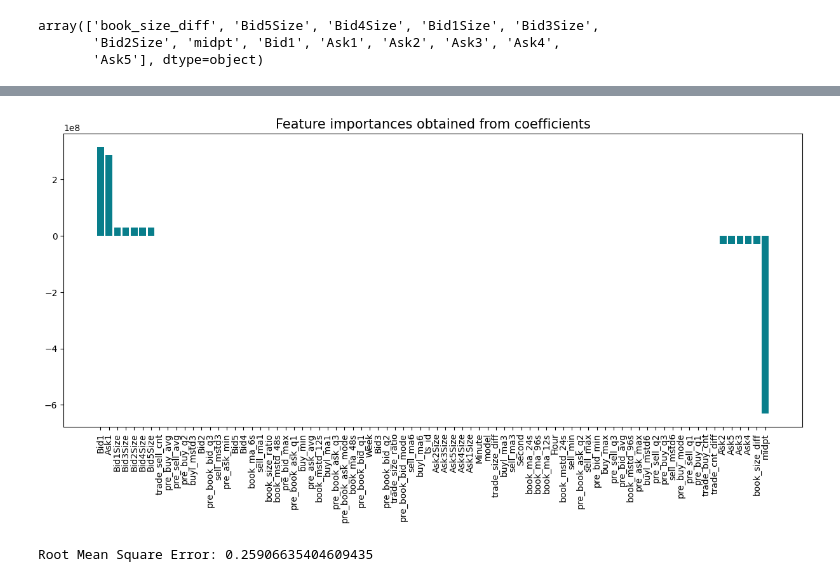
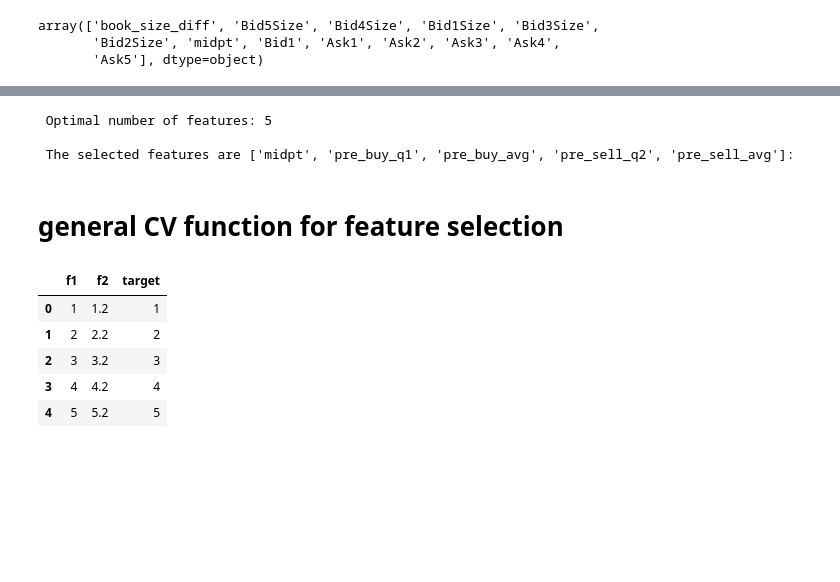
Before and after one commit to chun-code/stock_price, a Jupyter notebook: code.ipynb, the cells around one changed output, grey strips where cells are left out. Drawn from its saved outputs; the diff is of its cells as text; code cells hidden in the pictures; blank space fills up the shorter version.

```diff
--- a/code.ipynb
+++ b/code.ipynb
@@ -791,33 +785,38 @@ importances
-# %%
-import matplotlib.pyplot as plt
-plt.figure(figsize=(15,6))
-plt.bar(x=importances['Attribute'], height=importances['Importance'], color='#087E8B')
-plt.title('Feature importances obtained from coefficients', size=15)
-plt.xticks(rotation='vertical')
-plt.show()
-# %% [output]
-[figure, removed]
-# %%
-# 1.資料分為train、test
-
-use_cols = ['book_size_diff', 'Bid5Size', 'Bid4Size', 'Bid1Size', 'Bid3Size',
-       'Bid2Size', 'midpt', 'Bid1', 'Ask1', 'Ask2', 'Ask3', 'Ask4',
-       'Ask5']
-x_train = feature_data.query('model==1 and nextMidpt > 0').drop(columns='nextMidpt')[use_cols]
-y_train = feature_data.query('model==1 and nextMidpt > 0')['nextMidpt']
-
-x_test = feature_data.query('model==0 and nextMidpt > 0').drop(columns='nextMidpt')[use_cols]
-y_test = feature_data.query('model==0 and nextMidpt > 0')['nextMidpt']
-
-
-from sklearn.linear_model import LinearRegression
-import math
-reg = LinearRegression().fit(x_train, y_train)
-y_pred = reg.predict(x_test)
-
-# 4.計算RMSE
-MSE = mean_squared_error(y_test, y_pred)
-RMSE = math.sqrt(MSE)
-print("Root Mean Square Error:",RMSE)
-# %% [output]
-Root Mean Square Error: 0.25906635404609435
+# %%
+# (3) RFECV
+from sklearn.feature_selection import RFECV
+
+all_features = [x for x in x_train.columns]
+len(all_features)  #80
+
+rfecv = RFECV ( estimator = LinearRegression()
+                  ,step = 1
+                  ,cv = 5
+                  ,scoring = 'neg_root_mean_squared_error'
+                 )
+rfecv.fit(x_train, y_train)
+
+print('\n Optimal number of features: %d' % rfecv.n_features_)
+sel_features = [f for f, s in zip(all_features, rfecv.support_) if s]
+print('\n The selected features are {}:'.format(sel_features))
+# %% [output]
+ Optimal number of features: 5
+
+ The selected features are ['midpt', 'pre_buy_q1', 'pre_buy_avg', 'pre_sell_q2', 'pre_sell_avg']:
+# %% [markdown]
+# general CV function for feature selection
+# %%
+import numpy as np
+from sklearn.model_selection import KFold
+df = pd.DataFrame()
+df['f1'] = [1, 2, 3, 4, 5]
+df['f2'] = [1.2, 2.2, 3.2, 4.2, 5.2]
+df['target'] = [1,2,3,4,5]
+df.head()
+# %% [output]
+|  | f1 | f2 | target |
+| 0 | 1 | 1.2 | 1 |
+| 1 | 2 | 2.2 | 2 |
+| 2 | 3 | 3.2 | 3 |
+| 3 | 4 | 4.2 | 4 |
+| 4 | 5 | 5.2 | 5 |
```
Also changed, not shown: parts of 40 cells of this notebook.
